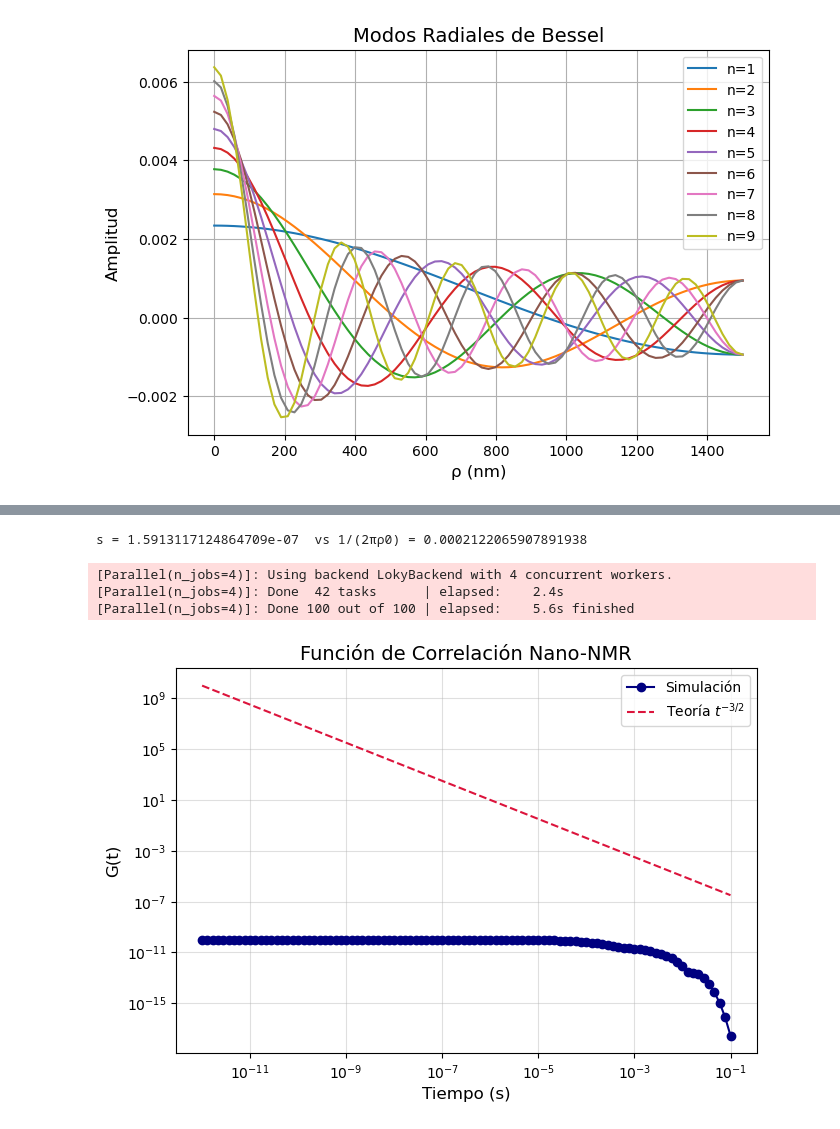
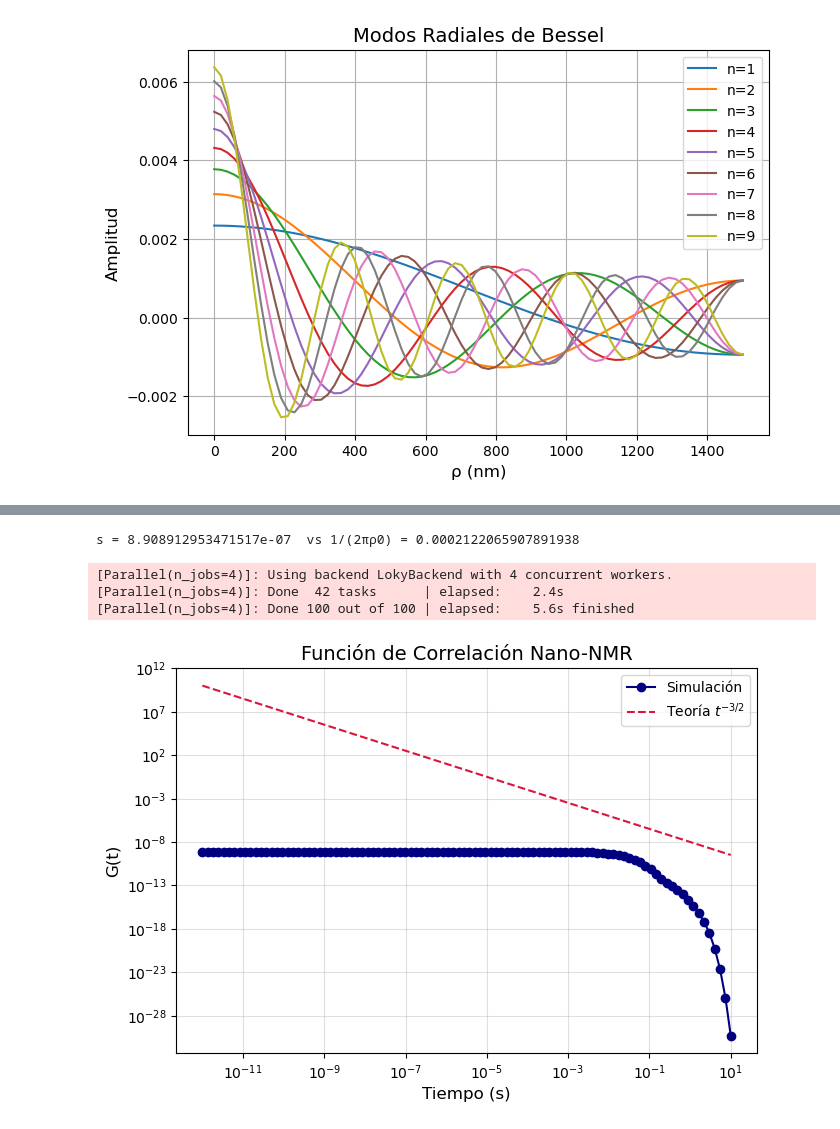
Before and after one commit to allanyst/tfm-efectos-superficie-nano-rmn, a Jupyter notebook: TFM_TwoRegionModel.ipynb, the cells around one changed output, grey strips where cells are left out. Cells and saved outputs as stored; diff of their text form; code cells hidden in the pictures.

```diff
--- a/TFM_TwoRegionModel.ipynb
+++ b/TFM_TwoRegionModel.ipynb
@@ -11,12 +11,12 @@ from joblib import Parallel, delayed
 # Solución de la ecuación de difusión del modelo de dos regiones (_Two-Region Model_)
 # %%
 # Parámetros físicos
-D1 = 0.5e9           # nm²/s (región superficial)
-D2 = 2e9             # nm²/s (región volumétrica)
+D1 = 0.5e6           # nm²/s (región superficial)
+D2 = 2e6             # nm²/s (región volumétrica)
 z_c = 25             # nm (altura de la interfaz)
 L = 1500             # nm (altura total)
 R = 1500             # nm (radio del cilindro)
-kappa = 0            # nm/s coeficiente de absorción superficial
+kappa = 50           # nm/s coeficiente de absorción superficial
 n_modes_radial = 50  # Número de modos radiales
 m_max = 50           # Número de modos axiales por modo radial
 N_z = 10000          # Número de nodos en z
@@ -122,12 +122,12 @@ def transcendental_eq(Lambda, alpha_n):
     beta_1 = np.sqrt(beta_1_sq)
     beta_2 = np.sqrt(beta_2_sq)
 
-    # Ecuación con κ=0 simplificada
-    return (D1 * beta_1*np.cos(beta_2*(L-z_c))-kappa*D2*beta_2/D1/beta_1*np.sin(beta_2*(L-z_c))) * np.sin(beta_1 * z_c) + (kappa**beta_1*np.cos(beta_2*(L-z_c))+D2 * beta_2*np.sin(beta_2 * (L - z_c))) * np.cos(beta_1 * z_c)
+    # return (D1 * beta_1*np.cos(beta_2*(L-z_c))-kappa*D2*beta_2/D1/beta_1*np.sin(beta_2*(L-z_c))) * np.sin(beta_1 * z_c) + (kappa**beta_1*np.cos(beta_2*(L-z_c))+D2 * beta_2*np.sin(beta_2 * (L - z_c))) * np.cos(beta_1 * z_c)
+    return (kappa*(np.cos(beta_2*(L-z_c))+kappa*np.sin((beta_2*(L-z_c))))-D2*beta_2*(np.sin(beta_2*(L-z_c))-kappa*np.cos(beta_2*(L-z_c))))*np.cos(beta_1*z_c)-(D1*beta_1*(np.cos(beta_2*(L-z_c))+kappa*np.sin(beta_2*(L-z_c)))+kappa*beta_2*D2/D1/beta_1*(np.sin(beta_2*(L-z_c))-kappa*np.cos(beta_2*(L-z_c))))*np.sin(beta_1*z_c)
 # %%
 plt.figure(figsize=(7.5,5))
-for n in range(int(n_modes_radial/8)):
-    Lambda=np.linspace(alpha_n[n]*np.sqrt(D2)+1e-3,2e3+alpha_n[n]*np.sqrt(D2)+1e-3,1000)
+for n in range(int(n_modes_radial/20)):
+    Lambda=np.linspace(alpha_n[n]*np.sqrt(D2)+1e-3,1e2+alpha_n[n]*np.sqrt(D2)+1e-3,1000)
     plt.plot(Lambda,transcendental_eq(Lambda,alpha_n[n]),label=f'n={n}')
 plt.legend()
 plt.title("Modos de la ecuación trascendental")
@@ -412,7 +411,7 @@ for n in range(n_modes_radial):
         )
 print("s =", s, " vs 1/(2πρ0) =", 1/(2*np.pi*rho0))
 # %% [output]
-s = 1.5913117124864709e-07  vs 1/(2πρ0) = 0.0002122065907891938
+s = 8.908912953471517e-07  vs 1/(2πρ0) = 0.0002122065907891938
 # %%
 ##############################################################################
 # 8. Función de Correlación G(t)
@@ -420,9 +419,9 @@ s = 1.5913117124864709e-07  vs 1/(2πρ0) = 0.0002122065907891938
 
 def compute_G_vec(t, N_quad=100):
     # 1. Mallado
-    rho = np.linspace(0.01*R, 0.99*R, N_quad)              # (Nr,)
-    z   = np.linspace(0.01*L, 0.99*L, N_quad)              # (Nz,)
-    dr  = (0.99*R - 0.01*R)/N_quad
+    rho = np.linspace(0.3*R, 0.7*R, N_quad)              # (Nr,)
+    z   = np.linspace(5, 55, N_quad)              # (Nz,)
+    dr  = (0.7*R - 0.3*R)/N_quad
 
     # 2. Precompute J0 for todos los modos radiales y todos los rho
     #    J0_mat[n, i] = J0(alpha_n[n] * rho[i])
@@ -452,32 +451,32 @@ def compute_G_vec(t, N_quad=100):
     # 7. Factor dipolar y suma final
     #    f_mat[i,j] = (3*z[j]^2 - rho[i]^2) / (rho[i]^2 + z[j]^2)^2.5
     R2 = rho**2;  Z2 = z**2
     # Broadcasting para construir la matriz (Nr, Nz)
     f_mat = (3*Z2[None, :] - R2[:, None]) / (R2[:, None] + Z2[None, :] )**2.5
 
     total = np.sum(np.abs(rho[:, None] * f_mat * S))
 
     # 8. Prefactor y retorno
     return (5/(16*np.pi)) * (total * dr)
 
-t_values = np.logspace(-12, -1, 100)
+t_values = np.logspace(-12, 1, 100)
 G_values = Parallel(n_jobs=4, verbose=1)(delayed(compute_G_vec)(t) for t in t_values)
 
 np.savetxt("data/G_vs_t_tworegion.dat", np.c_[t_values, G_values], header="Tiempo(s) G(t)", fmt="%.8e")
 
 plt.figure(figsize=(7.5,5))
 plt.loglog(t_values, G_values, "o-", label="Simulación", color="navy", markersize=6, linewidth=1.5)
 plt.plot(t_values, 1e-8 * t_values**-1.5, "--", label=r"Teoría $t^{-3/2}$", color="crimson", linewidth=1.5)
 plt.xlabel("Tiempo (s)", fontsize=12)
 plt.ylabel("G(t)", fontsize=12)
 plt.title("Función de Correlación Nano-NMR", fontsize=14)
 plt.legend()
 plt.grid(which="both", alpha=0.4)
 plt.savefig("figuras/correlacion_nanoNMR_tworegion.pdf", bbox_inches="tight", dpi=300)
 plt.show()
 plt.close()
 # %% [output]
 [Parallel(n_jobs=4)]: Using backend LokyBackend with 4 concurrent workers.
 [Parallel(n_jobs=4)]: Done  42 tasks      | elapsed:    2.4s
 [Parallel(n_jobs=4)]: Done 100 out of 100 | elapsed:    5.6s finished
-[figure, old version]
+[figure, new version]
```
Also changed, not shown: parts of 7 cells of this notebook, 38 other files.
